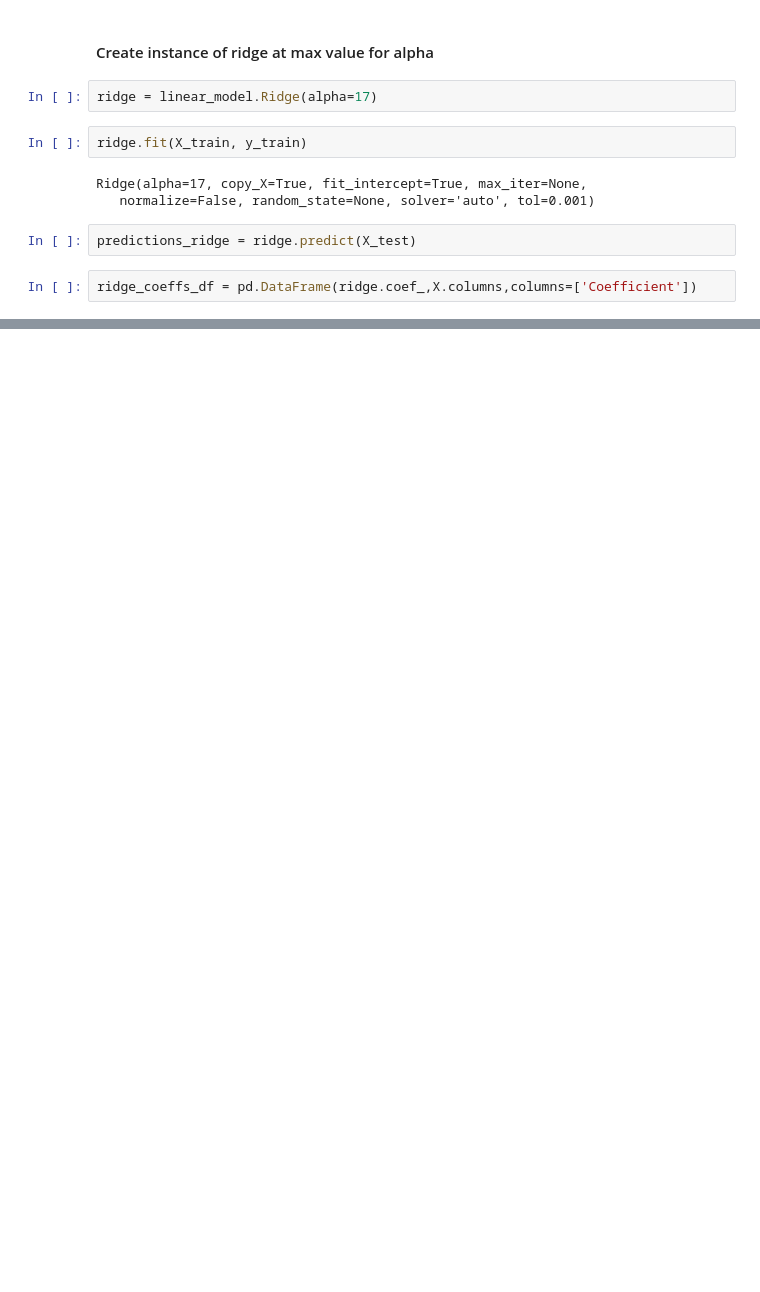
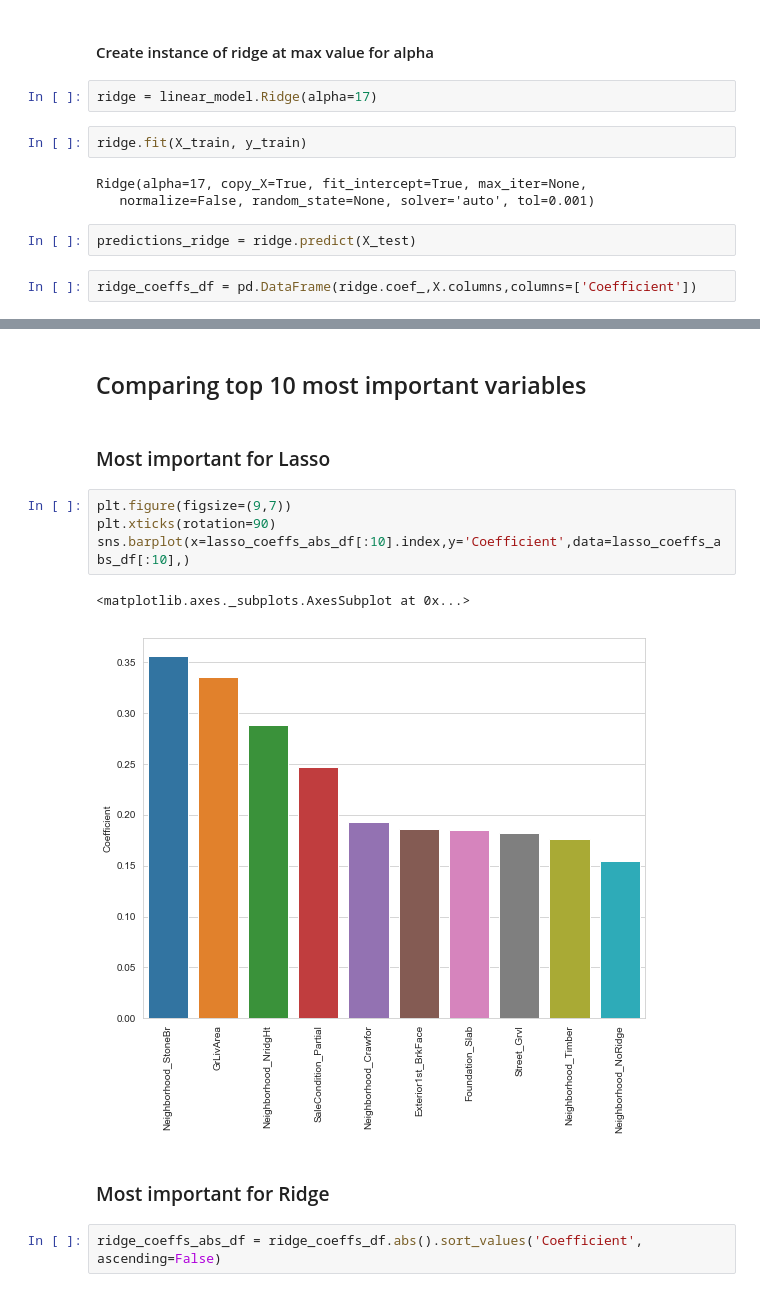
Before and after one commit to agrai1/Predicting-housing-prices, a Jupyter notebook: Housing data - ml stuff - 2.ipynb, the cells around one changed output, grey strips where cells are left out. Saved outputs shown, nothing was run; the diff lists cells and outputs as text; blank space fills up the shorter version.

```diff
--- a/Housing data - ml stuff - 2.ipynb
+++ b/Housing data - ml stuff - 2.ipynb
@@ -132,0 +183,15 @@ sns.barplot(x=ridge_coeffs_df.index,y='Coefficient',data=ridge_coeffs_df)
+# %% [markdown]
+## Comparing top 10 most important variables
+# %% [markdown]
+### Most important for Lasso
+# %%
+plt.figure(figsize=(9,7))
+plt.xticks(rotation=90)
+sns.barplot(x=lasso_coeffs_abs_df[:10].index,y='Coefficient',data=lasso_coeffs_abs_df[:10],)
+# %% [output]
+<matplotlib.axes._subplots.AxesSubplot at 0x...>
+[figure, added]
+# %% [markdown]
+### Most important for Ridge
+# %%
+ridge_coeffs_abs_df = ridge_coeffs_df.abs().sort_values('Coefficient', ascending=False)
```
Also changed, not shown: parts of 16 cells of this notebook.
